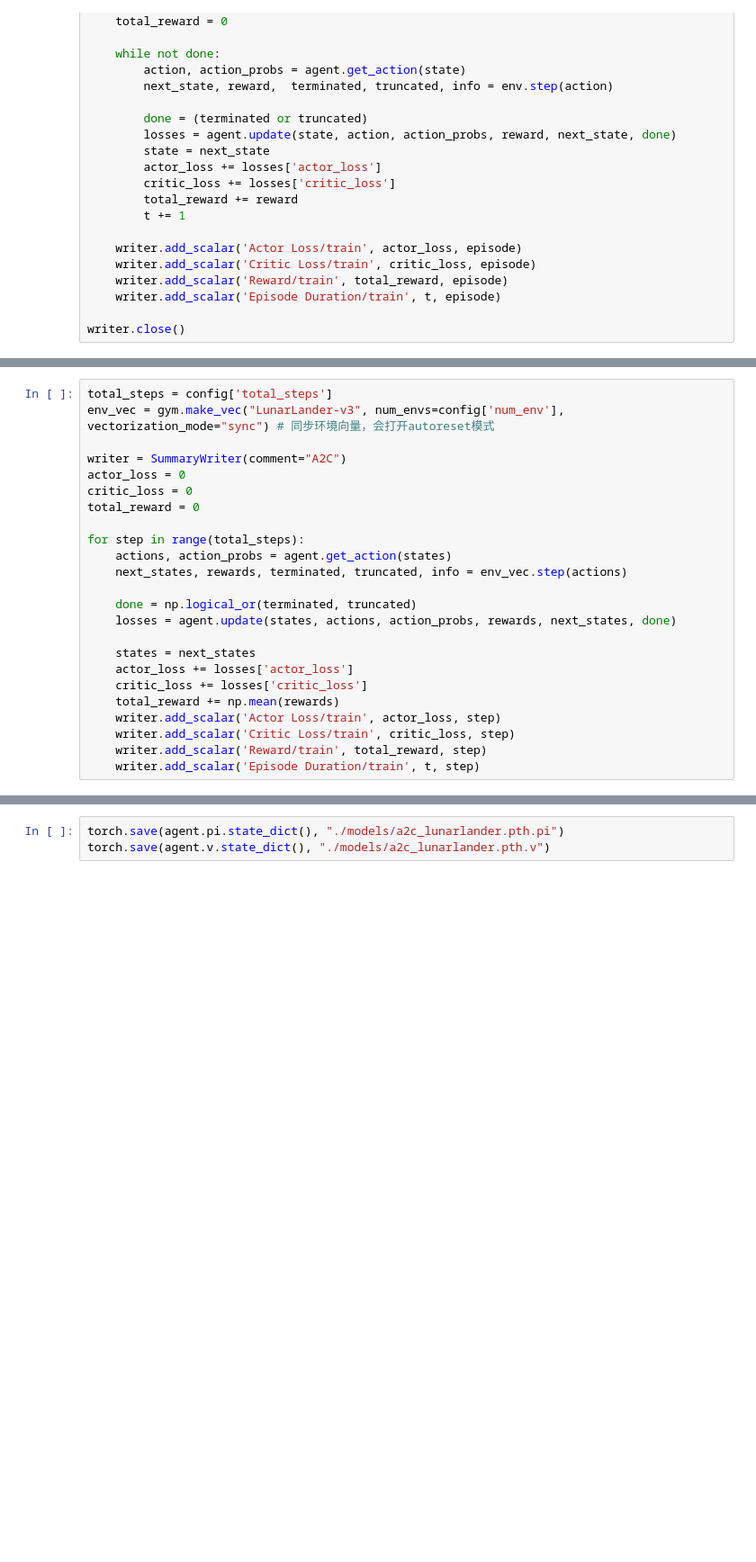
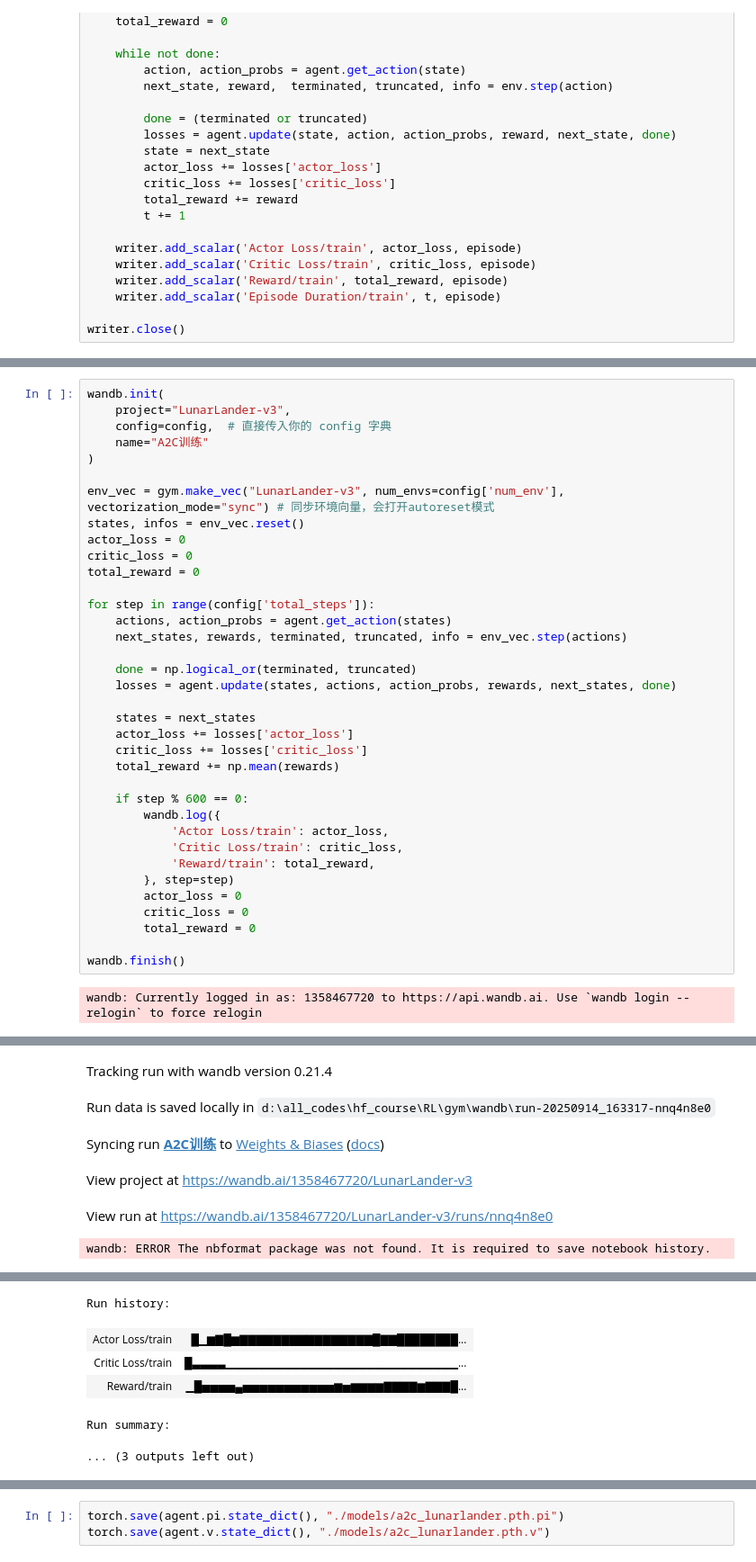
Before and after one commit to songhat/hf_course, a Jupyter notebook: RL/gym/LunarLander.ipynb, the cells around one changed output, grey strips where cells are left out. Shown at 90% size. Cells and saved outputs as stored; diff of their text form; blank space fills up the shorter version.

```diff
--- a/RL/gym/LunarLander.ipynb
+++ b/RL/gym/LunarLander.ipynb
@@ -284,27 +285,41 @@ config = {
 agent = A2C(
     **config
 )
-# %%
-total_steps = config['total_steps']
-env_vec = gym.make_vec("LunarLander-v3", num_envs=config['num_env'], vectorization_mode="sync") # 同步环境向量，会打开autoreset模式
-
-writer = SummaryWriter(comment="A2C")
-actor_loss = 0
-critic_loss = 0
-total_reward = 0
-
-for step in range(total_steps):
-    actions, action_probs = agent.get_action(states)
-    next_states, rewards, terminated, truncated, info = env_vec.step(actions)
-
-    done = np.logical_or(terminated, truncated)
-    losses = agent.update(states, actions, action_probs, rewards, next_states, done)
-
-    states = next_states
-    actor_loss += losses['actor_loss']
-    critic_loss += losses['critic_loss']
-    total_reward += np.mean(rewards)
-    writer.add_scalar('Actor Loss/train', actor_loss, step)
-    writer.add_scalar('Critic Loss/train', critic_loss, step)
-    writer.add_scalar('Reward/train', total_reward, step)
-    writer.add_scalar('Episode Duration/train', t, step)
+# %%
+wandb.init(
+    project="LunarLander-v3",
+    config=config,  # 直接传入你的 config 字典
+    name="A2C训练"
+)
+
+env_vec = gym.make_vec("LunarLander-v3", num_envs=config['num_env'], vectorization_mode="sync") # 同步环境向量，会打开autoreset模式
+states, infos = env_vec.reset()
+actor_loss = 0
+critic_loss = 0
+total_reward = 0
+
+for step in range(config['total_steps']):
+    actions, action_probs = agent.get_action(states)
+    next_states, rewards, terminated, truncated, info = env_vec.step(actions)
+
+    done = np.logical_or(terminated, truncated)
+    losses = agent.update(states, actions, action_probs, rewards, next_states, done)
+
+    states = next_states
+    actor_loss += losses['actor_loss']
+    critic_loss += losses['critic_loss']
+    total_reward += np.mean(rewards)
+
+    if step % 600 == 0:
+        wandb.log({
+            'Actor Loss/train': actor_loss,
+            'Critic Loss/train': critic_loss,
+            'Reward/train': total_reward,
+        }, step=step)
+        actor_loss = 0
+        critic_loss = 0
+        total_reward = 0
+
+wandb.finish()
+# %% [output]
+wandb: Currently logged in as: 1358467720 to https://api.wandb.ai. Use `wandb login --relogin` to force relogin
@@ -310,0 +327,6 @@ for step in range(total_steps):
+Tracking run with wandb version 0.21.4
+Run data is saved locally in d:\all_codes\hf_course\RL\gym\wandb\run-20250914_163317-nnq4n8e0
+Syncing run A2C训练 to Weights & Biases (docs)
+View project at https://wandb.ai/1358467720/LunarLander-v3
+View run at https://wandb.ai/1358467720/LunarLander-v3/runs/nnq4n8e0
+wandb: ERROR The nbformat package was not found. It is required to save notebook history.
@@ -310,0 +334,6 @@ for step in range(total_steps):
+Run history:
+| Actor Loss/train | █▁▆▇█▆▇▇▇▇▇▇▇▇▇▇▇▇▇▇▇▇█▇▇████████... |
+| Critic Loss/train | █▃▃▃▃▁▁▁▁▁▁▁▁▁▁▁▁▁▁▁▁▁▁▁▁▁▁▁▁▁▁▁▁... |
+| Reward/train | ▁█▅▅▅▅▄▅▅▅▅▅▅▅▅▅▅▅▆▅▆▆▆▆▇▇▇▇▆▇▇▇█... |
+Run summary:
+... (3 outputs left out)
```
Also changed, not shown: parts of 11 cells of this notebook, 4 other files.
